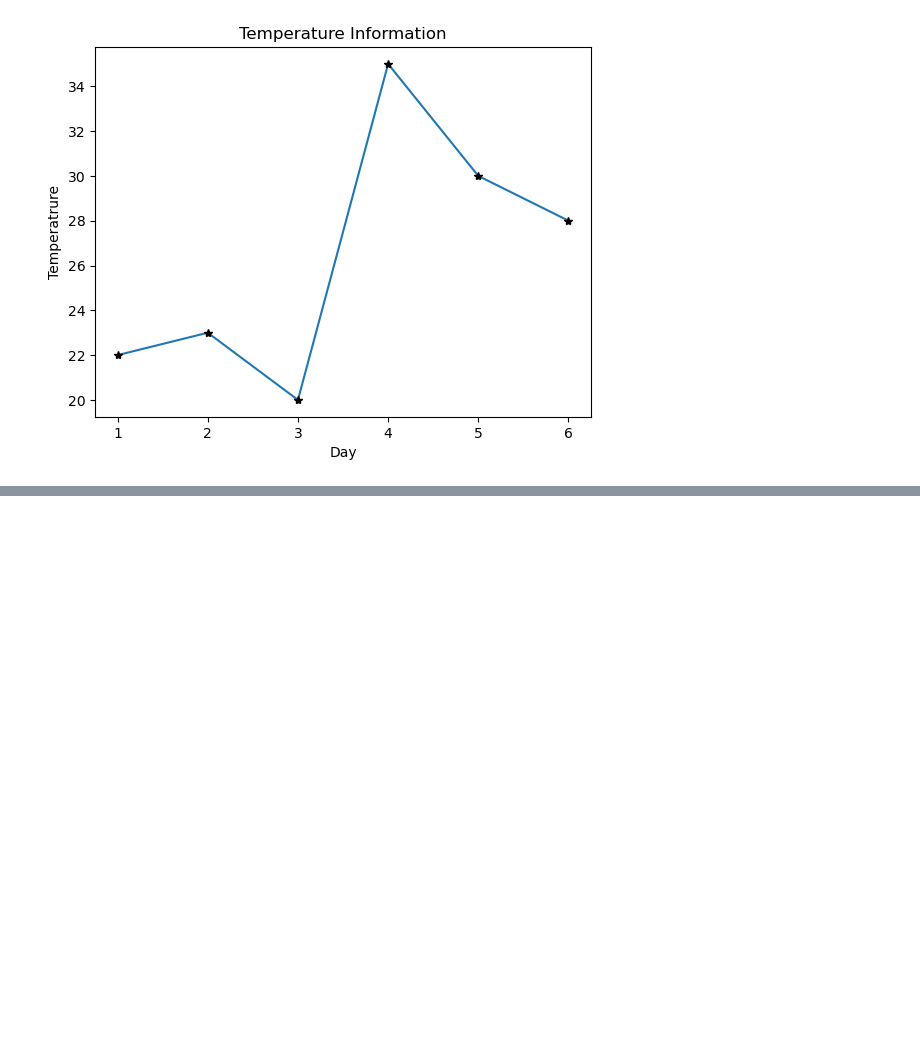
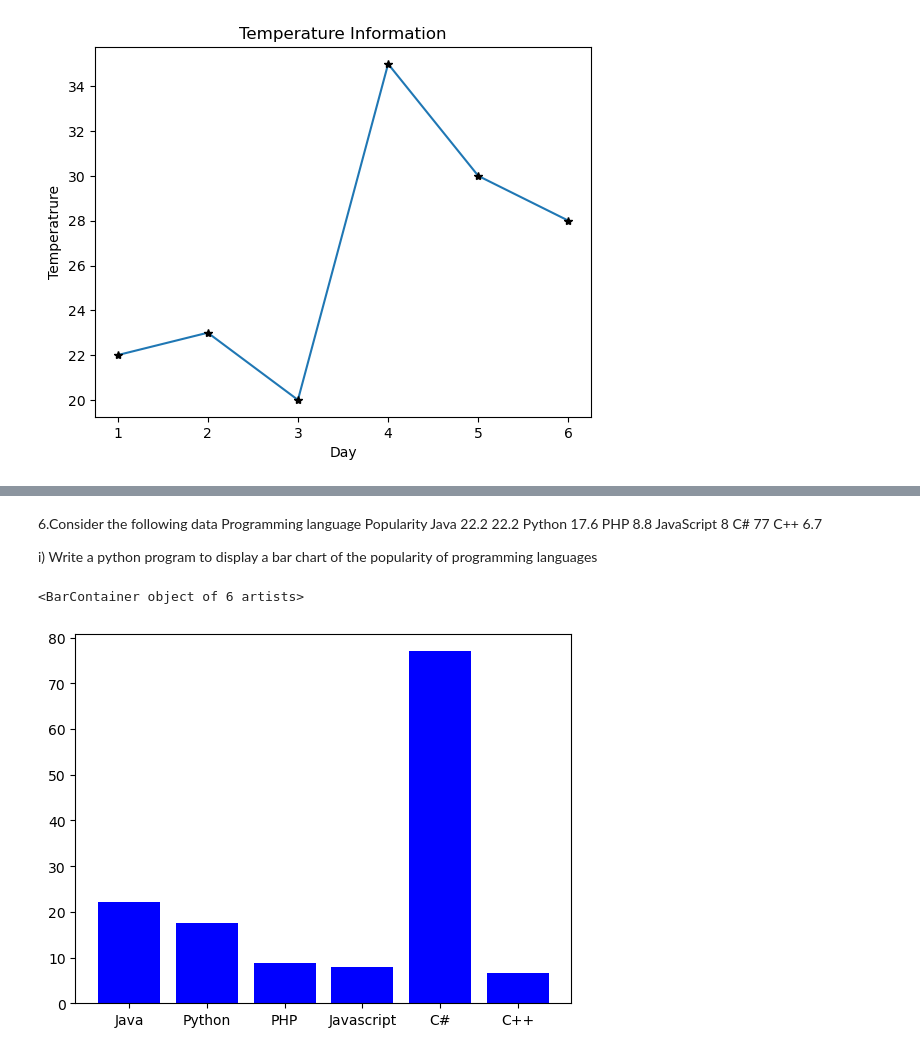
Before and after one commit to jerardh/S3, a Jupyter notebook: DS/exercise3.ipynb, the cells around one changed output, grey strips where cells are left out. Drawn from its saved outputs; the diff is of its cells as text; code cells hidden in the pictures; blank space fills up the shorter version.

```diff
--- a/DS/exercise3.ipynb
+++ b/DS/exercise3.ipynb
@@ -47,0 +90,18 @@ plt.plot(x_data,y_data,ls="-",marker="*",mec="black",mfc="black")
+# %% [markdown]
+6.Consider the following data
+Programming language                Popularity
+Java                                    22.2                                    22.2
+Python                                  17.6
+PHP                                     8.8
+JavaScript                              8
+C#                                      77
+C++                                     6.7
+
+i) Write a python program to display a bar chart of the popularity of programming languages
+# %%
+x_data = ["Java","Python","PHP","Javascript","C#","C++"]
+y_data=[22.2,17.6,8.8,8,77,6.7]
+plt.bar(x_data,y_data,color="blue")
+# %% [output]
+<BarContainer object of 6 artists>
+[figure, added]
```
Also changed, not shown: parts of 8 cells of this notebook.
